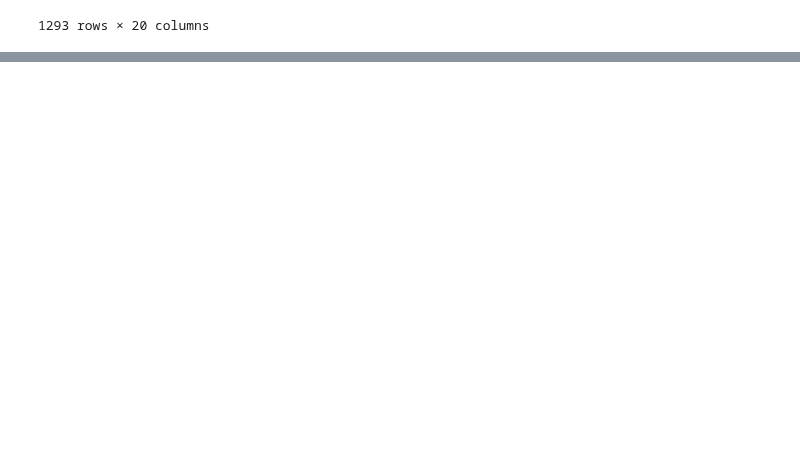
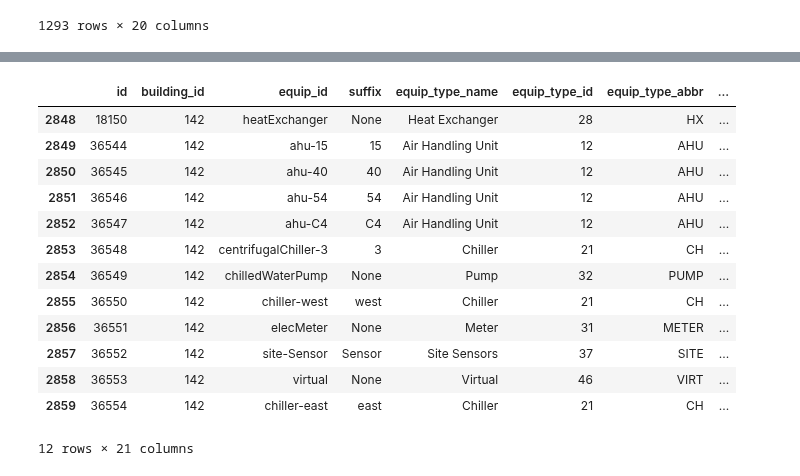
Before and after one commit to yairg98/Data-Driven-Problem-Solving, a Jupyter notebook: Assignments/FinalProjectNotebook.ipynb, the cells around one changed output, grey strips where cells are left out. Saved outputs shown, nothing was run; the diff lists cells and outputs as text; code cells hidden in the pictures; blank space fills up the shorter version.

```diff
--- a/Assignments/FinalProjectNotebook.ipynb
+++ b/Assignments/FinalProjectNotebook.ipynb
@@ -220,0 +265,18 @@ all_units[all_units['id']==2]
+# %%
+building_id = 142
+all_equipment.loc[all_equipment['building_id']==building_id]
+# %% [output]
+|  | id | building_id | equip_id | suffix | equip_type_name | equip_type_id | equip_type_abbr | ... |
+| 2848 | 18150 | 142 | heatExchanger | None | Heat Exchanger | 28 | HX | ... |
+| 2849 | 36544 | 142 | ahu-15 | 15 | Air Handling Unit | 12 | AHU | ... |
+| 2850 | 36545 | 142 | ahu-40 | 40 | Air Handling Unit | 12 | AHU | ... |
+| 2851 | 36546 | 142 | ahu-54 | 54 | Air Handling Unit | 12 | AHU | ... |
+| 2852 | 36547 | 142 | ahu-C4 | C4 | Air Handling Unit | 12 | AHU | ... |
+| 2853 | 36548 | 142 | centrifugalChiller-3 | 3 | Chiller | 21 | CH | ... |
+| 2854 | 36549 | 142 | chilledWaterPump | None | Pump | 32 | PUMP | ... |
+| 2855 | 36550 | 142 | chiller-west | west | Chiller | 21 | CH | ... |
+| 2856 | 36551 | 142 | elecMeter | None | Meter | 31 | METER | ... |
+| 2857 | 36552 | 142 | site-Sensor | Sensor | Site Sensors | 37 | SITE | ... |
+| 2858 | 36553 | 142 | virtual | None | Virtual | 46 | VIRT | ... |
+| 2859 | 36554 | 142 | chiller-east | east | Chiller | 21 | CH | ... |
+12 rows × 21 columns
```
Also changed, not shown: parts of 5 cells of this notebook, 1 other file.
